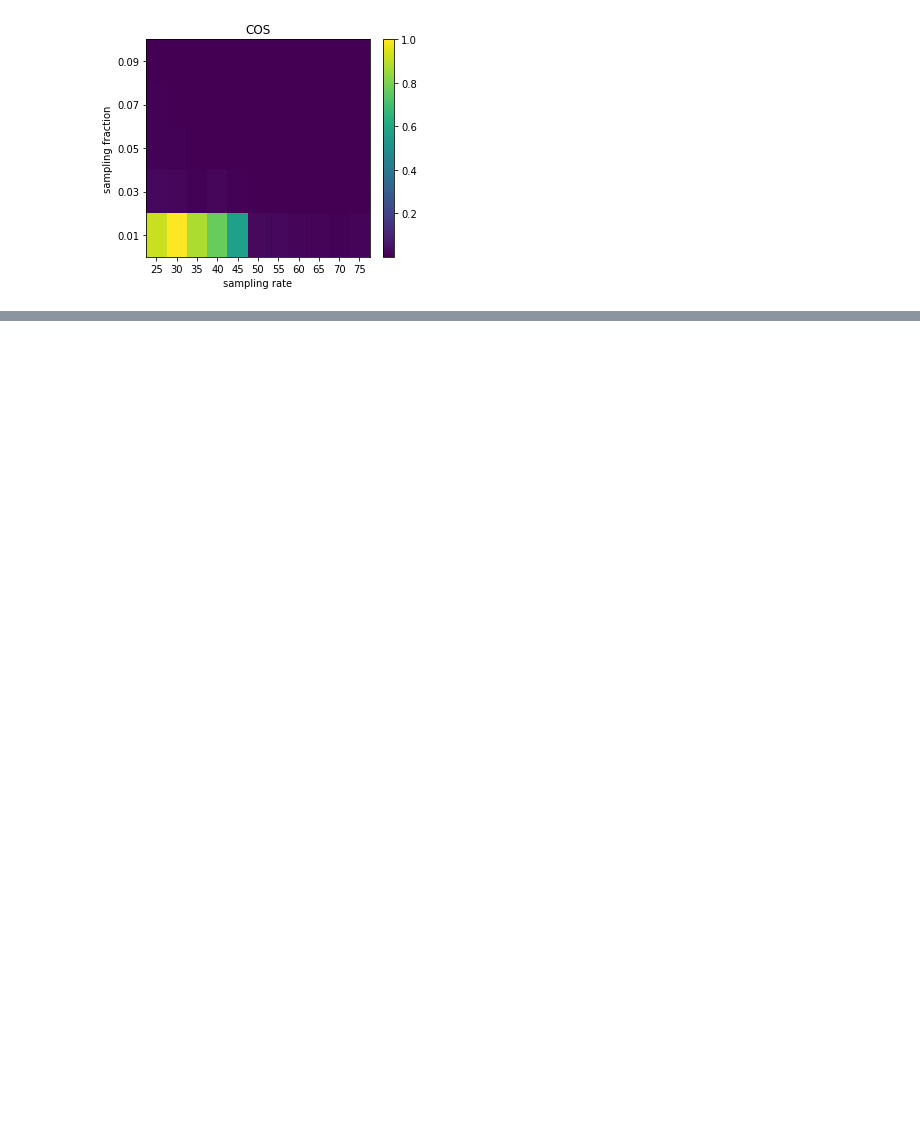
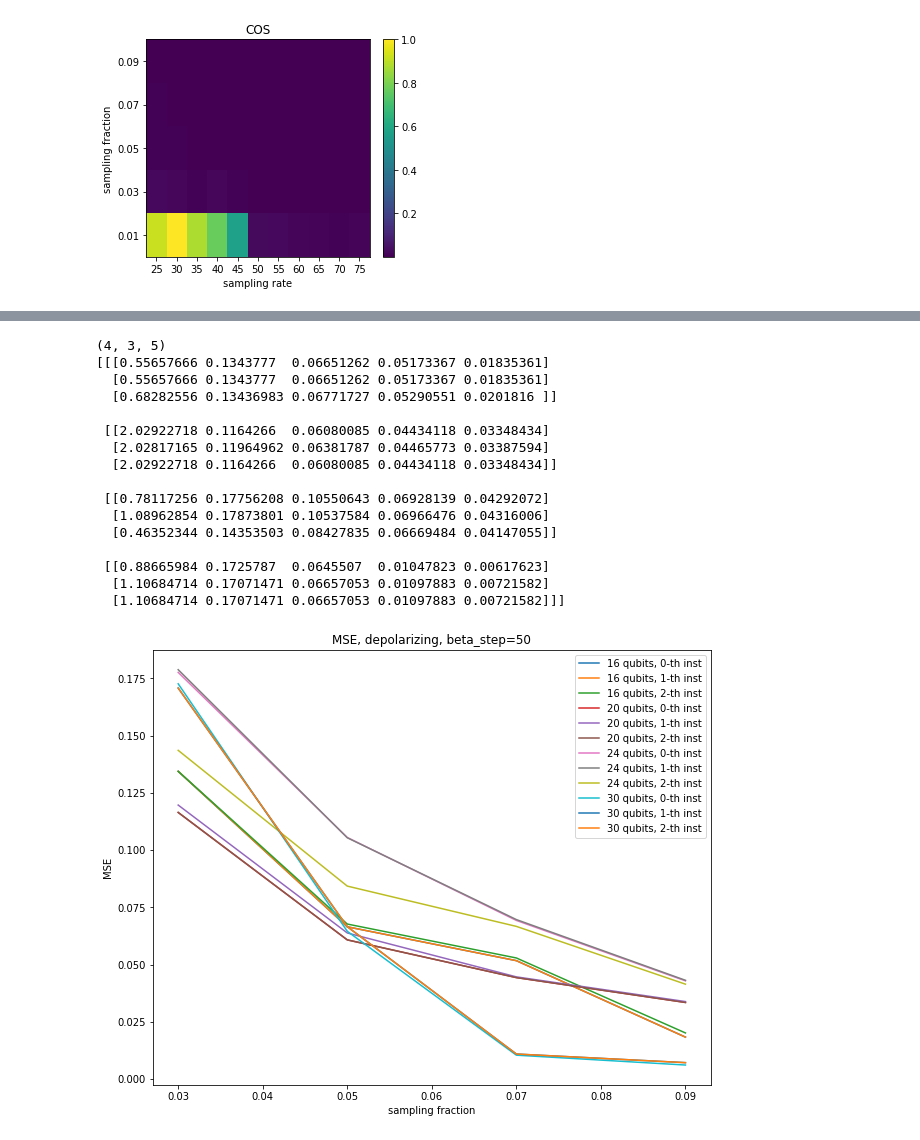
Before and after one commit to kunliu7/oscar, a Jupyter notebook: vis_figures_in_paper.ipynb, the cells around one changed output, grey strips where cells are left out. Saved outputs shown, nothing was run; the diff lists cells and outputs as text; code cells hidden in the pictures; blank space fills up the shorter version.

```diff
--- a/vis_figures_in_paper.ipynb
+++ b/vis_figures_in_paper.ipynb
@@ -385,0 +519,28 @@ heatmap_sf_sr_recon_error(sf_range, sr_range, np.array(cos))
+# %%
+# ideal, recon error
+
+mse = [0.5565766581873556, 0.13437769973619176, 0.0665126187210659, 0.05173366713103397, 0.018353605365084492, 0.5565766581873564, 0.13437769973619085, 0.0665126187210705, 0.05173366713103232, 0.018353605365095765, 0.682825558610413, 0.13436982692393828, 0.06771727263453953, 0.05290551293891448, 0.020181597010536727, 2.029227178397665, 0.11642660067801282, 0.060800852770935145, 0.044341175517035925, 0.03348434250303546, 2.0281716542777444, 0.1196496159743286, 0.06381786828961503, 0.04465772552423436, 0.0338759429431382, 2.0292271783976656, 0.11642660067801273, 0.060800852770934756, 0.04434117551703168, 0.03348434250302957, 0.7811725565489757, 0.17756207745900035, 0.10550643279176339, 0.06928139310076305, 0.04292071947529103, 1.0896285401626504, 0.17873801113689375, 0.10537584283381209, 0.06966475606687052, 0.043160056088815305, 0.4635234362873778, 0.14353502668475, 0.08427835200777564, 0.06669484054414562, 0.0414705455723753, 0.8866598378767956, 0.1725787043917337, 0.0645506992899331, 0.010478228635834533, 0.006176225731408726, 1.1068471367355863, 0.17071470648289172, 0.06657052809749948, 0.010978833158495228, 0.007215821376888723, 1.1068471367355976, 0.1707147064829075, 0.06657052809749567, 0.010978833158501159, 0.007215821376886939]
+cos = [0.02393922161288986, 0.002031606312861367, 0.0004998125049687774, 0.00030476000060497555, 3.79319452308291e-05, 0.02393922161288975, 0.002031606312861478, 0.0004998125049689994, 0.0003047600006051976, 3.7931945231051145e-05, 0.036562052853848614, 0.0019962271792863806, 0.0005100434114092556, 0.00031427900251856933, 4.5381234023311734e-05, 0.30298364798410826, 0.0008244283731778657, 0.00024676555660385624, 0.00013625217729096306, 7.868483674555726e-05, 0.30174074270188933, 0.0008457772434531385, 0.00026585457433536686, 0.0001351682739886284, 7.861509642415054e-05, 0.3029836479841084, 0.0008244283731778657, 0.0002467655566040783, 0.00013625217729107408, 7.868483674544624e-05, 0.02138526815999564, 0.0013933410189659323, 0.0005435088913930963, 0.00023855821507523522, 9.208463972287806e-05, 0.04468944716383838, 0.0013721218090904097, 0.0005333604725971108, 0.00023836158472689828, 9.200612198623226e-05, 0.006355165400067975, 0.0009692026592464931, 0.0003517273108397667, 0.00022428604096047522, 8.678210358059602e-05, 0.015555523348037337, 0.0007856194744289002, 0.0001262640961463557, 3.397591558429447e-06, 1.2065216363765785e-06, 0.026571657214737088, 0.0007513541621994024, 0.00013321254320652898, 3.715799604009362e-06, 1.6273890477425113e-06, 0.026571657214737865, 0.0007513541621996245, 0.00013321254320652898, 3.7157996037873176e-06, 1.627389047631489e-06]
+nq_range = [16, 20, 24, 30]
+inst_range = [0, 1, 2]
+sf_range = np.arange(0.01, 0.11, 0.02)
+errors_ideal = vis_recon_error_p1(nq_range, inst_range, sf_range, np.array(mse))
+# errors_ideal = vis_recon_error_p1(nq_range, inst_range, sf_range, np.array(cos))
+# %% [output]
+(4, 3, 5)
+[[[0.55657666 0.1343777  0.06651262 0.05173367 0.01835361]
+  [0.55657666 0.1343777  0.06651262 0.05173367 0.01835361]
+  [0.68282556 0.13436983 0.06771727 0.05290551 0.0201816 ]]
+
+ [[2.02922718 0.1164266  0.06080085 0.04434118 0.03348434]
+  [2.02817165 0.11964962 0.06381787 0.04465773 0.03387594]
+  [2.02922718 0.1164266  0.06080085 0.04434118 0.03348434]]
+
+ [[0.78117256 0.17756208 0.10550643 0.06928139 0.04292072]
+  [1.08962854 0.17873801 0.10537584 0.06966476 0.04316006]
+  [0.46352344 0.14353503 0.08427835 0.06669484 0.04147055]]
+
+ [[0.88665984 0.1725787  0.0645507  0.01047823 0.00617623]
+  [1.10684714 0.17071471 0.06657053 0.01097883 0.00721582]
+  [1.10684714 0.17071471 0.06657053 0.01097883 0.00721582]]]
+[figure, added]
```
Also changed, not shown: parts of 7 cells of this notebook.
